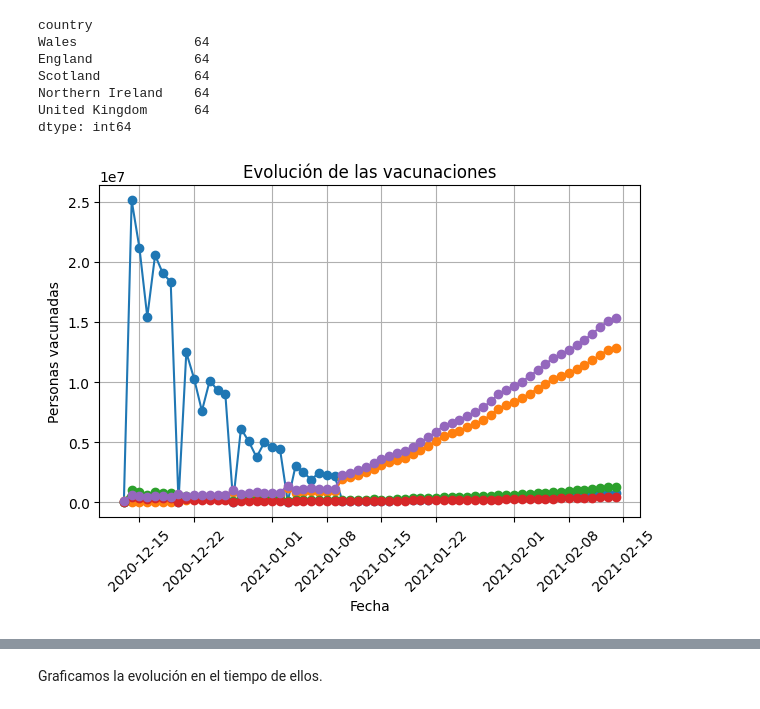
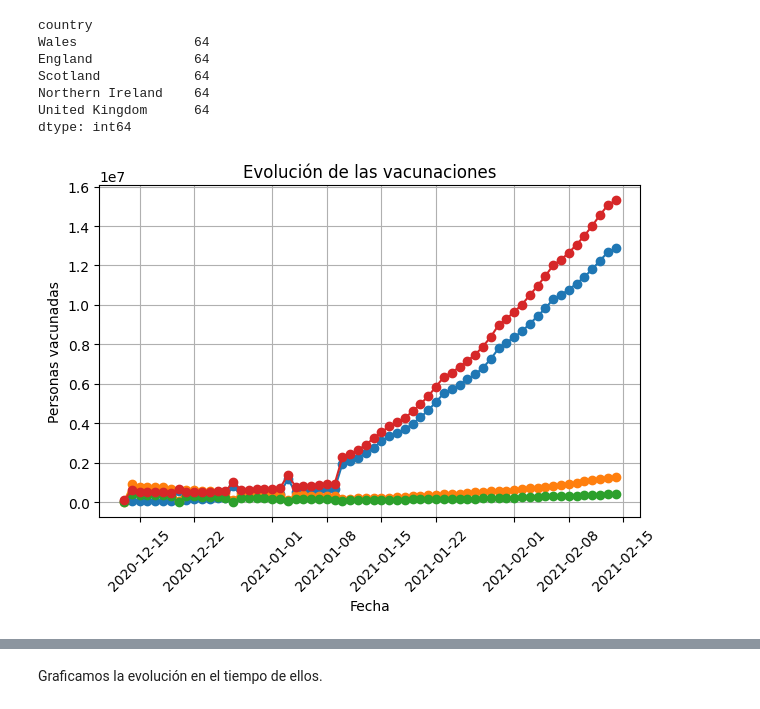
Before and after one commit to CeliaDiazSanchez/Data-Mining, a Jupyter notebook: LAB01_Ana.ipynb, the cells around one changed output, grey strips where cells are left out. Saved outputs shown, nothing was run; the diff lists cells and outputs as text; code cells hidden in the pictures.

```diff
--- a/LAB01_Ana.ipynb
+++ b/LAB01_Ana.ipynb
@@ -101,7 +90,7 @@ id(df), id(ds)
 # %%
 # Iterar sobre los NaN y calcular la media de los tres valores anteriores
-for i in range(len(df)):
-    if pd.isna(df.at[i, 'people_vaccinated']):
+for i, row in df.iterrows():
+    if pd.isna(row['people_vaccinated']):
         start_index = max(0, i - 3)  # Índice de inicio para calcular la media
         end_index = i  # Índice final para calcular la media
         mean_value = df.iloc[start_index:end_index]['people_vaccinated'].mean()
@@ -108,0 +100,14 @@ for i in range(len(df)):
+# %%
+# Iterar sobre los NaN y calcular la media de los tres valores anteriores
+for i, row in df.iterrows():
+    if pd.isna(row['people_vaccinated']):
+        # Para las entries que van de 0 a 2 (quedaria negativo al restar 3)
+        start_index = max(0, i - 3)
+        # Para que la primera entry de un pais no utilice datos del pais anterior
+        for j in range(3):
+          if row['country'] == df.at[start_index, 'country']:
+            start_index = start_index-1  # Índice de inicio para calcular la media
+
+        end_index = i  # Índice final para calcular la media
+        mean_value = df.iloc[start_index:end_index]['people_vaccinated'].mean()
+        df.at[i, 'people_vaccinated'] = mean_value
@@ -109,3 +122,16 @@ for i in range(len(df)):
+# %%
+# Iterar sobre los NaN y calcular la media de los tres valores anteriores
+
+for i in range(len(df)):
+    if pd.isna(df.at[i, 'people_vaccinated']):
+        pais = df['country'].at[i, 'people_vaccinated']
+        start_index = max(0, i - 3)  # Índice de inicio para calcular la media
+        end_index = i  # Índice final para calcular la media
+
+
+        if df['country'].at[i-1, 'people_vaccinated'] # distinto de pais, le sumo 1 al indice start
+        mean_value = df.iloc[start_index:end_index]['people_vaccinated'].mean()
+        df.at[i, 'people_vaccinated'] = mean_value
 # %%
 df.head(30)
 # %% [output]
@@ -169,23 +195,23 @@ United Kingdom      64
 dtype: int64
 # %%
 import matplotlib.pyplot as plt
-for pais in top_5.index:
+for pais in top_5[1:5].index:
   top5 = df[df['country'] == pais]
 
   # Crear el gráfico de líneas
   plt.plot(top5['date'], top5['people_vaccinated'], marker='o', linestyle='-')
 
 # Configurar el título y etiquetas de los ejes
 plt.title('Evolución de las vacunaciones')
 plt.xlabel('Fecha')
 plt.ylabel('Personas vacunadas')
 
 # Rotar las etiquetas del eje x para mejorar la legibilidad
 plt.xticks(rotation=45)
 
 # Mostrar el gráfico
 plt.grid(True)
 plt.tight_layout()
 plt.show()
 # %% [output]
-[figure, old version]
+[figure, new version]
```
Also changed, not shown: parts of 13 cells of this notebook.
